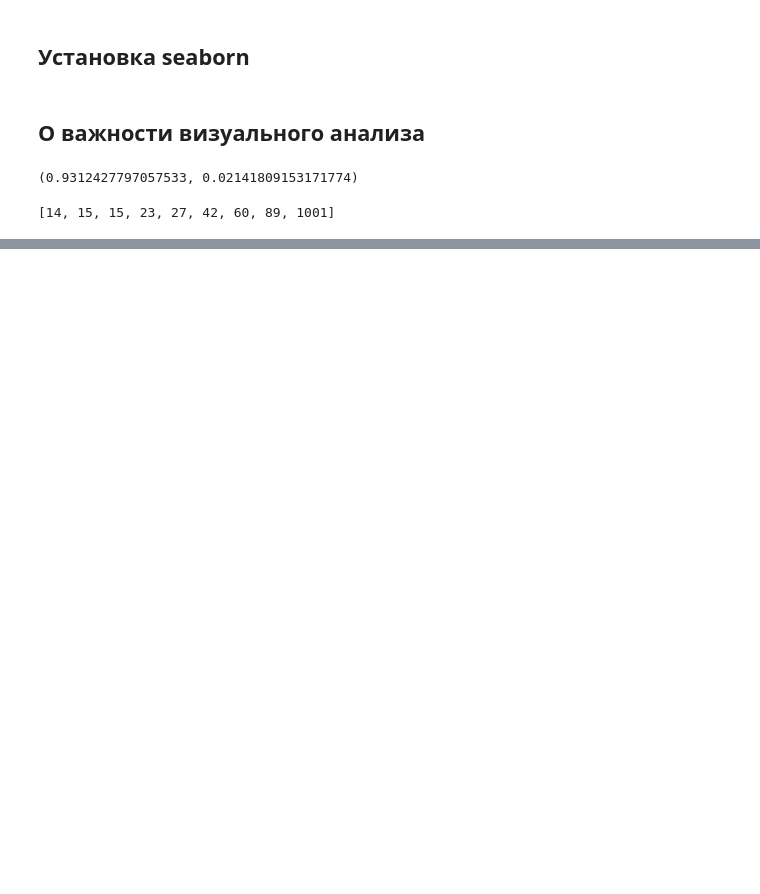
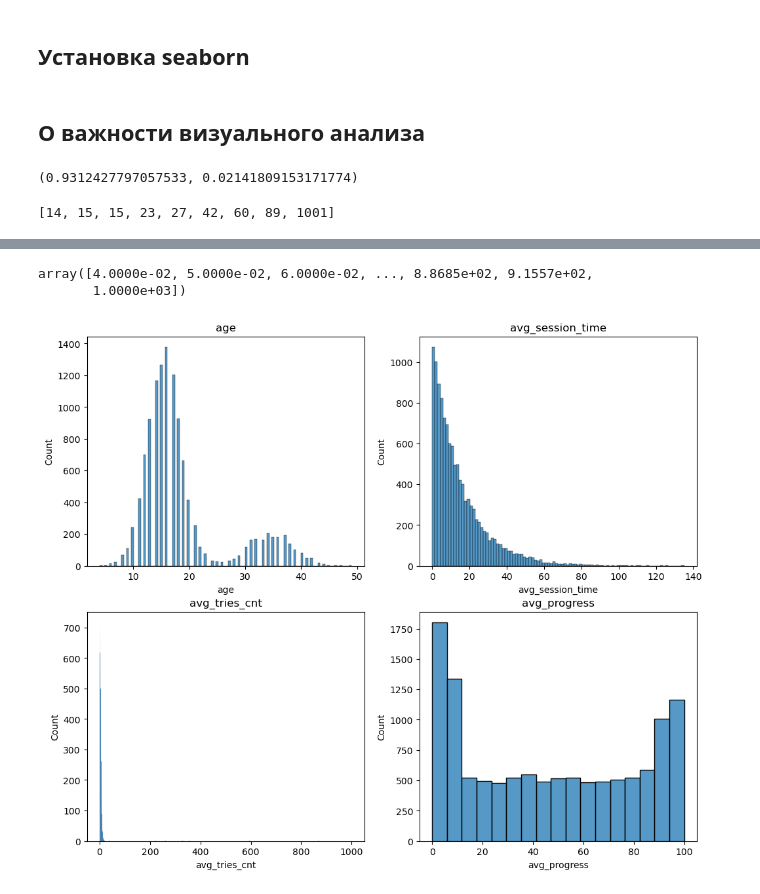
Before and after one commit to gbrs/sirius_data_analysis, a Jupyter notebook: module_4_tasks.ipynb, the cells around one changed output, grey strips where cells are left out. Cells and saved outputs as stored; diff of their text form; code cells hidden in the pictures; blank space fills up the shorter version.

Commit message:
solve task with user dataframe

```diff
--- a/module_4_tasks.ipynb
+++ b/module_4_tasks.ipynb
@@ -84,3 +85,6 @@ lst.sort()
 lst
 # %% [output]
 [14, 15, 15, 23, 27, 42, 60, 89, 1001]
+# %%
+df = pd.read_csv('user_statistics.csv')
+df.head()
@@ -86,0 +98,14 @@ lst
+# %%
+avg_tries_cnt = df.avg_tries_cnt.unique()
+avg_tries_cnt.sort()
+avg_tries_cnt
+# %% [output]
+array([4.0000e-02, 5.0000e-02, 6.0000e-02, ..., 8.8685e+02, 9.1557e+02,
+       1.0000e+03])
+# %%
+plt.figure(figsize=(12, 10))
+for i in range(1, 5):
+    plt.subplot(2, 2, i, title=df.columns[i])
+    sns.histplot(df.iloc[:, i]);
+# %% [output]
+[figure, added]
```
Also changed, not shown: parts of 2 cells of this notebook, 1 other file.
